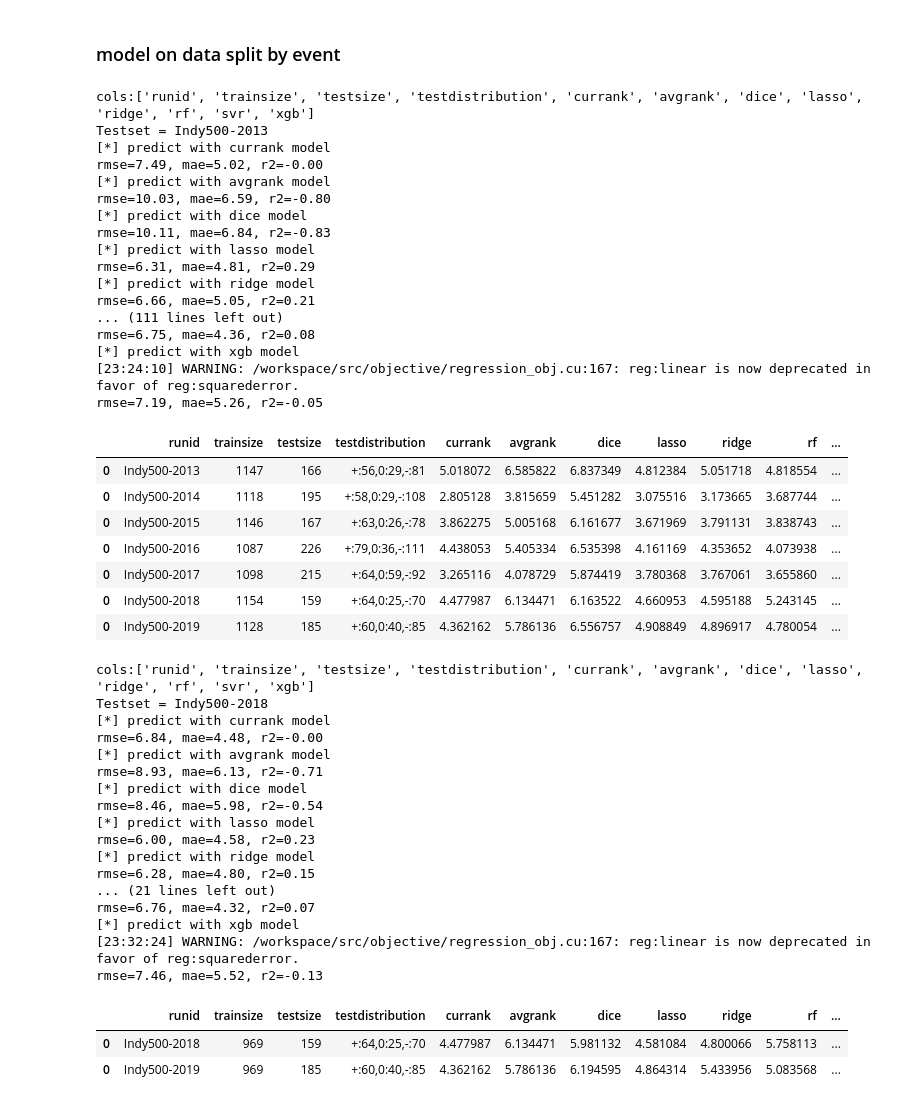
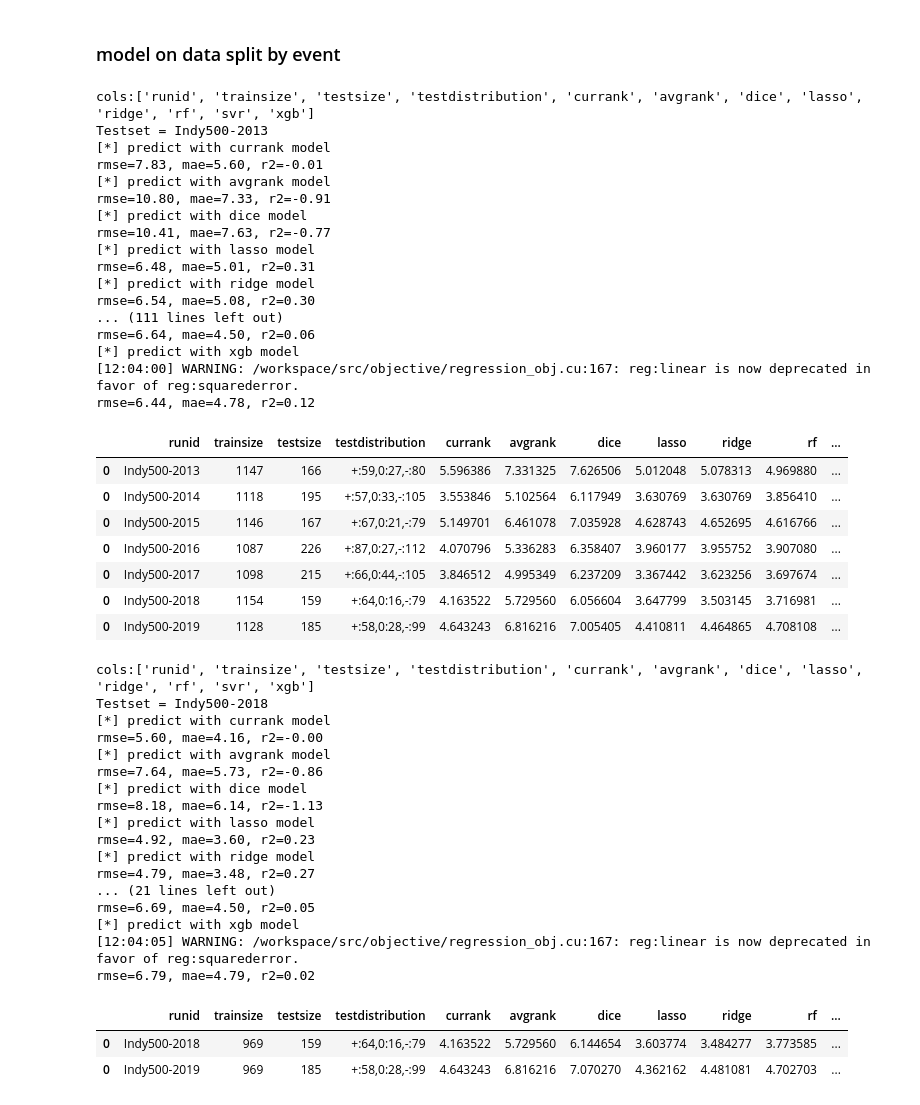
Before and after one commit to DSC-SPIDAL/rankpredictor, a Jupyter notebook: run/18.FinalTest/notebook/stage_model_regressor.ipynb, the cells around one changed output. Cells and saved outputs as stored; diff of their text form; code cells hidden in the pictures.

```diff
--- a/run/18.FinalTest/notebook/stage_model_regressor.ipynb
+++ b/run/18.FinalTest/notebook/stage_model_regressor.ipynb
@@ -152,6 +154,10 @@ def split_by_eventid(stagedata, eventid):
     #test_y = np.array([1 if x > 0 else (-1 if x < 0 else 0) for x in test[:,1]])
     test_y = test[:,1]
 
+    #change target to endrank
+    #train_y = train_y + train[:,8]
+    #test_y = test_y + test[:,8]
+
     return train, test, train_x, train_y, test_x, test_y
 
 
@@ -183,6 +189,10 @@ def regressor_model(name='svr'):
     clf.fit(train_x, train_y)
 
     pred_y = clf.predict(test_x)
+
+    #int only
+    pred_y = pred_y.astype(int)
+
     score = evaluate(test_y, pred_y)
     return score
 # %%
@@ -259,8 +269,8 @@ for eventid in events:
     retdf1 = pd.concat([retdf1, df])
 
 
-retdf0.to_csv('regressors_stagedata_splitbyevent%s_rmse.csv'%suffix)
-retdf1.to_csv('regressors_stagedata_splitbyevent%s_r2.csv'%suffix)
+#retdf0.to_csv('regressors_stagedata_splitbyevent%s_rmse.csv'%suffix)
+#retdf1.to_csv('regressors_stagedata_splitbyevent%s_r2.csv'%suffix)
 
 df_event_rmse = retdf0
 df_event_r2 = retdf1
@@ -268,35 +278,35 @@ df_event_r2 = retdf1
 cols:['runid', 'trainsize', 'testsize', 'testdistribution', 'currank', 'avgrank', 'dice', 'lasso', 'ridge', 'rf', 'svr', 'xgb']
 Testset = Indy500-2013
 [*] predict with currank model
-rmse=7.49, mae=5.02, r2=-0.00
+rmse=7.83, mae=5.60, r2=-0.01
 [*] predict with avgrank model
-rmse=10.03, mae=6.59, r2=-0.80
+rmse=10.80, mae=7.33, r2=-0.91
 [*] predict with dice model
-rmse=10.11, mae=6.84, r2=-0.83
+rmse=10.41, mae=7.63, r2=-0.77
 [*] predict with lasso model
-rmse=6.31, mae=4.81, r2=0.29
+rmse=6.48, mae=5.01, r2=0.31
 [*] predict with ridge model
-rmse=6.66, mae=5.05, r2=0.21
+rmse=6.54, mae=5.08, r2=0.30
 ... (111 lines left out)
-rmse=6.75, mae=4.36, r2=0.08
+rmse=6.64, mae=4.50, r2=0.06
 [*] predict with xgb model
-[23:24:10] WARNING: /workspace/src/objective/regression_obj.cu:167: reg:linear is now deprecated in favor of reg:squarederror.
-rmse=7.19, mae=5.26, r2=-0.05
+[12:04:00] WARNING: /workspace/src/objective/regression_obj.cu:167: reg:linear is now deprecated in favor of reg:squarederror.
+rmse=6.44, mae=4.78, r2=0.12
 # %%
 df_event_rmse
 # %% [output]
 |  | runid | trainsize | testsize | testdistribution | currank | avgrank | dice | lasso | ridge | rf | ... |
-| 0 | Indy500-2013 | 1147 | 166 | +:56,0:29,-:81 | 5.018072 | 6.585822 | 6.837349 | 4.812384 | 5.051718 | 4.818554 | ... |
-| 0 | Indy500-2014 | 1118 | 195 | +:58,0:29,-:108 | 2.805128 | 3.815659 | 5.451282 | 3.075516 | 3.173665 | 3.687744 | ... |
-| 0 | Indy500-2015 | 1146 | 167 | +:63,0:26,-:78 | 3.862275 | 5.005168 | 6.161677 | 3.671969 | 3.791131 | 3.838743 | ... |
-| 0 | Indy500-2016 | 1087 | 226 | +:79,0:36,-:111 | 4.438053 | 5.405334 | 6.535398 | 4.161169 | 4.353652 | 4.073938 | ... |
-| 0 | Indy500-2017 | 1098 | 215 | +:64,0:59,-:92 | 3.265116 | 4.078729 | 5.874419 | 3.780368 | 3.767061 | 3.655860 | ... |
-| 0 | Indy500-2018 | 1154 | 159 | +:64,0:25,-:70 | 4.477987 | 6.134471 | 6.163522 | 4.660953 | 4.595188 | 5.243145 | ... |
-| 0 | Indy500-2019 | 1128 | 185 | +:60,0:40,-:85 | 4.362162 | 5.786136 | 6.556757 | 4.908849 | 4.896917 | 4.780054 | ... |
+| 0 | Indy500-2013 | 1147 | 166 | +:59,0:27,-:80 | 5.596386 | 7.331325 | 7.626506 | 5.012048 | 5.078313 | 4.969880 | ... |
+| 0 | Indy500-2014 | 1118 | 195 | +:57,0:33,-:105 | 3.553846 | 5.102564 | 6.117949 | 3.630769 | 3.630769 | 3.856410 | ... |
+| 0 | Indy500-2015 | 1146 | 167 | +:67,0:21,-:79 | 5.149701 | 6.461078 | 7.035928 | 4.628743 | 4.652695 | 4.616766 | ... |
+| 0 | Indy500-2016 | 1087 | 226 | +:87,0:27,-:112 | 4.070796 | 5.336283 | 6.358407 | 3.960177 | 3.955752 | 3.907080 | ... |
+| 0 | Indy500-2017 | 1098 | 215 | +:66,0:44,-:105 | 3.846512 | 4.995349 | 6.237209 | 3.367442 | 3.623256 | 3.697674 | ... |
+| 0 | Indy500-2018 | 1154 | 159 | +:64,0:16,-:79 | 4.163522 | 5.729560 | 6.056604 | 3.647799 | 3.503145 | 3.716981 | ... |
+| 0 | Indy500-2019 | 1128 | 185 | +:58,0:28,-:99 | 4.643243 | 6.816216 | 7.005405 | 4.410811 | 4.464865 | 4.708108 | ... |
 # %%
 ### train 2013-2017
 #load data
-_trim = 2
+_trim = 0
 _include_final = False
 include_str = '1' if _include_final else '0'
 suffix = f'indy500-2013-2019-end{include_str}-t{_trim}'
@@ -366,41 +376,41 @@ test_distribution = '+:%d,0:%d,-:%d'%(np.sum(test_y>0),np.sum(test_y==0),np.sum(
 rec0 = [eventsname[eventid],train_x.shape[0],test_x.shape[0],test_distribution]
 rec1 = [eventsname[eventid],train_x.shape[0],test_x.shape[0],test_distribution]
 
 acc0 = [0 for x in range(len(regressors))]
 acc1 = [0 for x in range(len(regressors))]
 for idx, clf in enumerate(regressors):
     acc = regressor_model(clf)
     acc0[idx] = acc[0]
     acc1[idx] = acc[2]
 
 rec0.extend(acc0)
 rec1.extend(acc1)
 #print('rec:%s'%rec)
 
 #new df
 df = pd.DataFrame([rec0],columns=cols)
 retdf0 = pd.concat([retdf0, df])
 
 retdf0
 # %% [output]
 cols:['runid', 'trainsize', 'testsize', 'testdistribution', 'currank', 'avgrank', 'dice', 'lasso', 'ridge', 'rf', 'svr', 'xgb']
 Testset = Indy500-2018
 [*] predict with currank model
-rmse=6.84, mae=4.48, r2=-0.00
+rmse=5.60, mae=4.16, r2=-0.00
 [*] predict with avgrank model
-rmse=8.93, mae=6.13, r2=-0.71
+rmse=7.64, mae=5.73, r2=-0.86
 [*] predict with dice model
-rmse=8.46, mae=5.98, r2=-0.54
+rmse=8.18, mae=6.14, r2=-1.13
 [*] predict with lasso model
-rmse=6.00, mae=4.58, r2=0.23
+rmse=4.92, mae=3.60, r2=0.23
 [*] predict with ridge model
-rmse=6.28, mae=4.80, r2=0.15
+rmse=4.79, mae=3.48, r2=0.27
 ... (21 lines left out)
-rmse=6.76, mae=4.32, r2=0.07
+rmse=6.69, mae=4.50, r2=0.05
 [*] predict with xgb model
-[23:32:24] WARNING: /workspace/src/objective/regression_obj.cu:167: reg:linear is now deprecated in favor of reg:squarederror.
-rmse=7.46, mae=5.52, r2=-0.13
+[12:04:05] WARNING: /workspace/src/objective/regression_obj.cu:167: reg:linear is now deprecated in favor of reg:squarederror.
+rmse=6.79, mae=4.79, r2=0.02
 |  | runid | trainsize | testsize | testdistribution | currank | avgrank | dice | lasso | ridge | rf | ... |
-| 0 | Indy500-2018 | 969 | 159 | +:64,0:25,-:70 | 4.477987 | 6.134471 | 5.981132 | 4.581084 | 4.800066 | 5.758113 | ... |
-| 0 | Indy500-2019 | 969 | 185 | +:60,0:40,-:85 | 4.362162 | 5.786136 | 6.194595 | 4.864314 | 5.433956 | 5.083568 | ... |
+| 0 | Indy500-2018 | 969 | 159 | +:64,0:16,-:79 | 4.163522 | 5.729560 | 6.144654 | 3.603774 | 3.484277 | 3.773585 | ... |
+| 0 | Indy500-2019 | 969 | 185 | +:58,0:28,-:99 | 4.643243 | 6.816216 | 7.070270 | 4.362162 | 4.481081 | 4.702703 | ... |
 # %%
```
Also changed, not shown: parts of 3 cells of this notebook, 28 other files.
